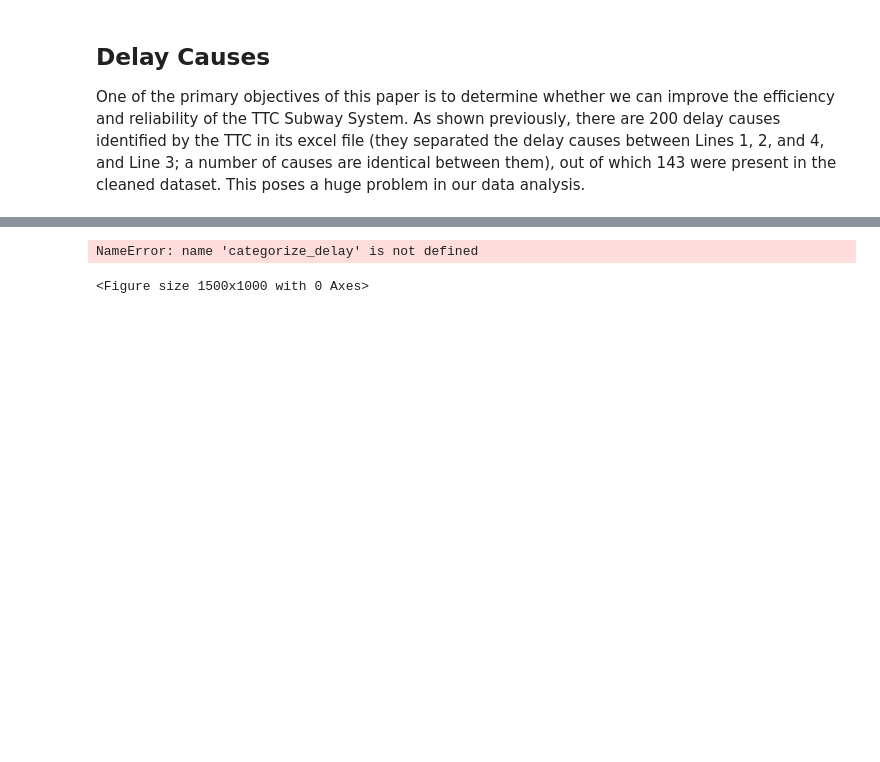
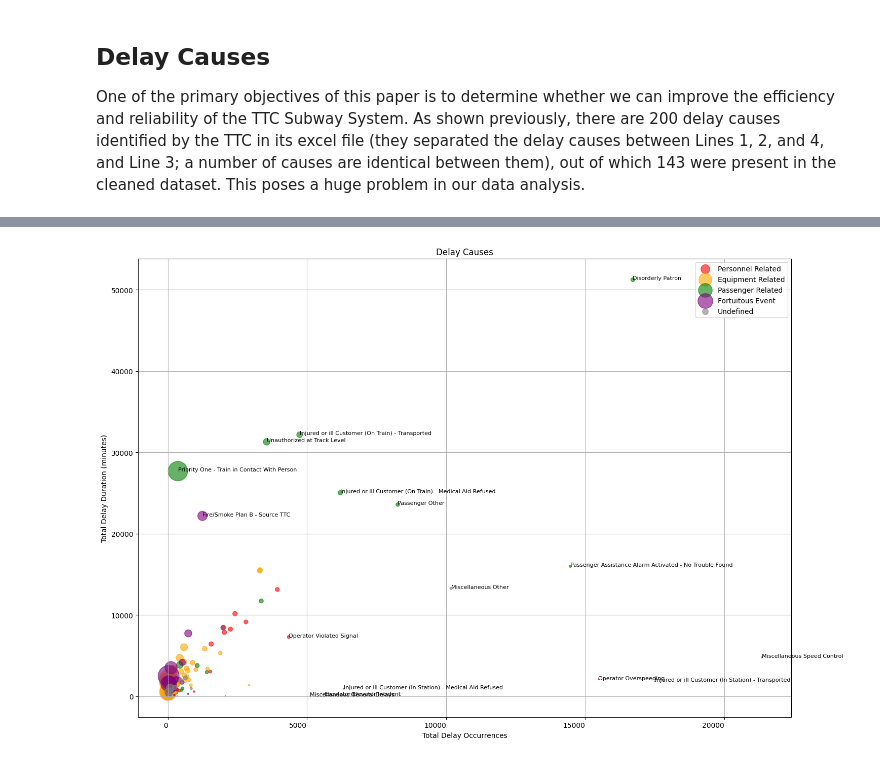
Before and after one commit to emem83/TTC-Delay-Dataset, a Jupyter notebook: TTC_Delay_Dataset_EDA.ipynb, the cells around one changed output, grey strips where cells are left out. Saved outputs shown, nothing was run; the diff lists cells and outputs as text; code cells hidden in the pictures; blank space fills up the shorter version.

```diff
--- a/TTC_Delay_Dataset_EDA.ipynb
+++ b/TTC_Delay_Dataset_EDA.ipynb
@@ -188,30 +194,32 @@ colors = {'Personnel Related': 'red',
           'Fortuitous Event': 'purple',
           'Undefined': 'gray'}
 # %%
-plt.figure(figsize=(15, 10))
+# create scatterplot per delay_cause and implement color scheme per delay_category
+plt.figure(figsize = (15, 10))
 for category, color in colors.items():
-    subset = grouped_delay_causes[grouped_delay_causes['delay_cause'].apply(lambda x: categorize_delay(x) == category)]
+    subset = grouped_delay_causes[grouped_delay_causes['delay_category'] == category]
     plt.scatter(subset['total_occurrence'],
                 subset['delay_duration'],
                 s = subset['average_delay'] * 10,
                 alpha = 0.6,
                 label = category,
                 c = color)
 
+# annotate data that meets criteria below
 for i, row in grouped_delay_causes[
     (grouped_delay_causes['total_occurrence'] > 4000) |
-    (grouped_delay_causes['delay_duration'] > 20000)
-    ].iterrows():
-    plt.annotate(row['delay_cause'], (row['total_occurrence'], row['delay_duration']), fontsize=8)
+    (grouped_delay_causes['delay_duration'] > 20000)].iterrows():
+    plt.annotate(row['delay_cause'],
+                (row['total_occurrence'], row['delay_duration']),
+                fontsize = 8)
 
 plt.title('Delay Causes')
 plt.xlabel('Total Delay Occurrences')
 plt.ylabel('Total Delay Duration (minutes)')
 plt.xticks(rotation = 0, ha = 'right')
 plt.legend()
 plt.grid(True)
 plt.tight_layout()
 plt.show()
 # %% [output]
-NameError: name 'categorize_delay' is not defined
-<Figure size 1500x1000 with 0 Axes>
+[figure, added]
```
Also changed, not shown: parts of 7 cells of this notebook.
